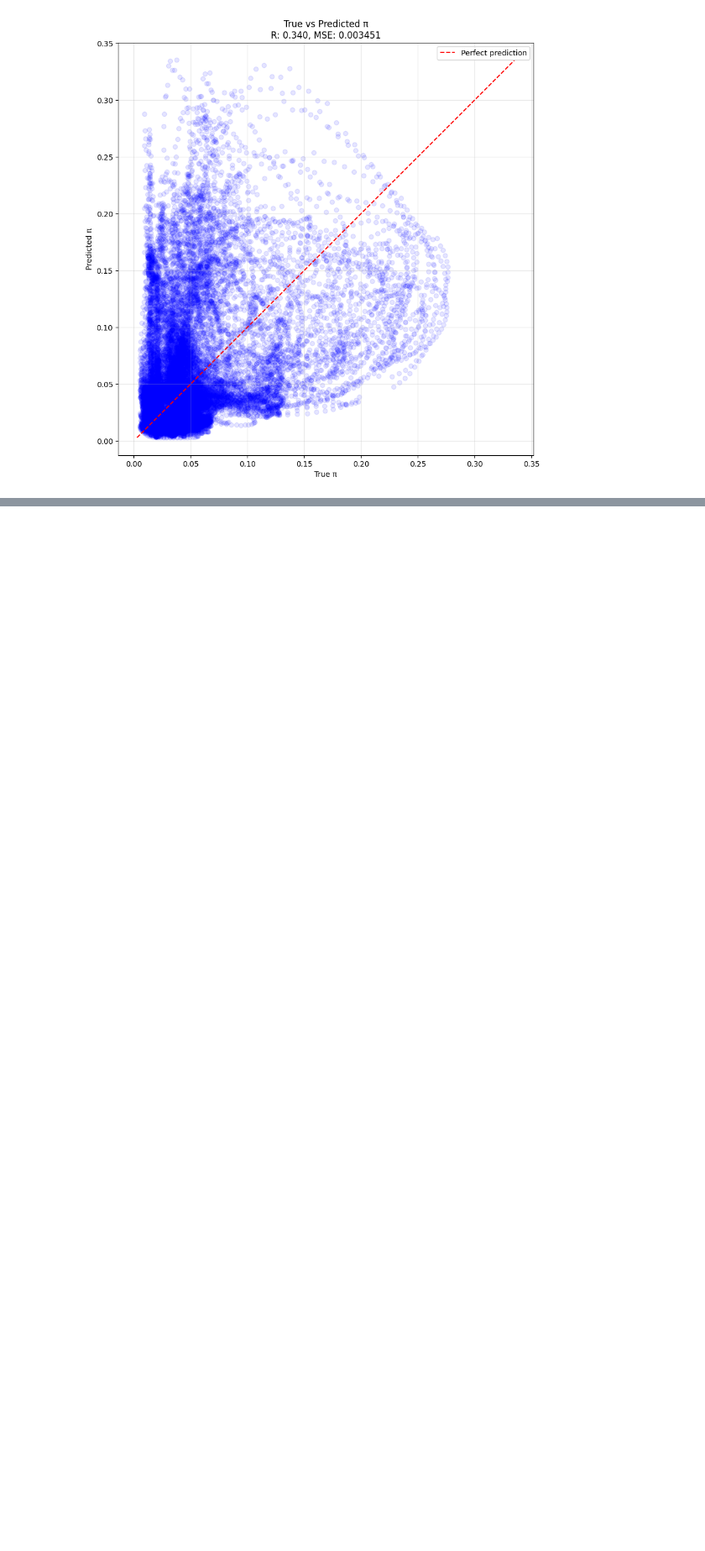
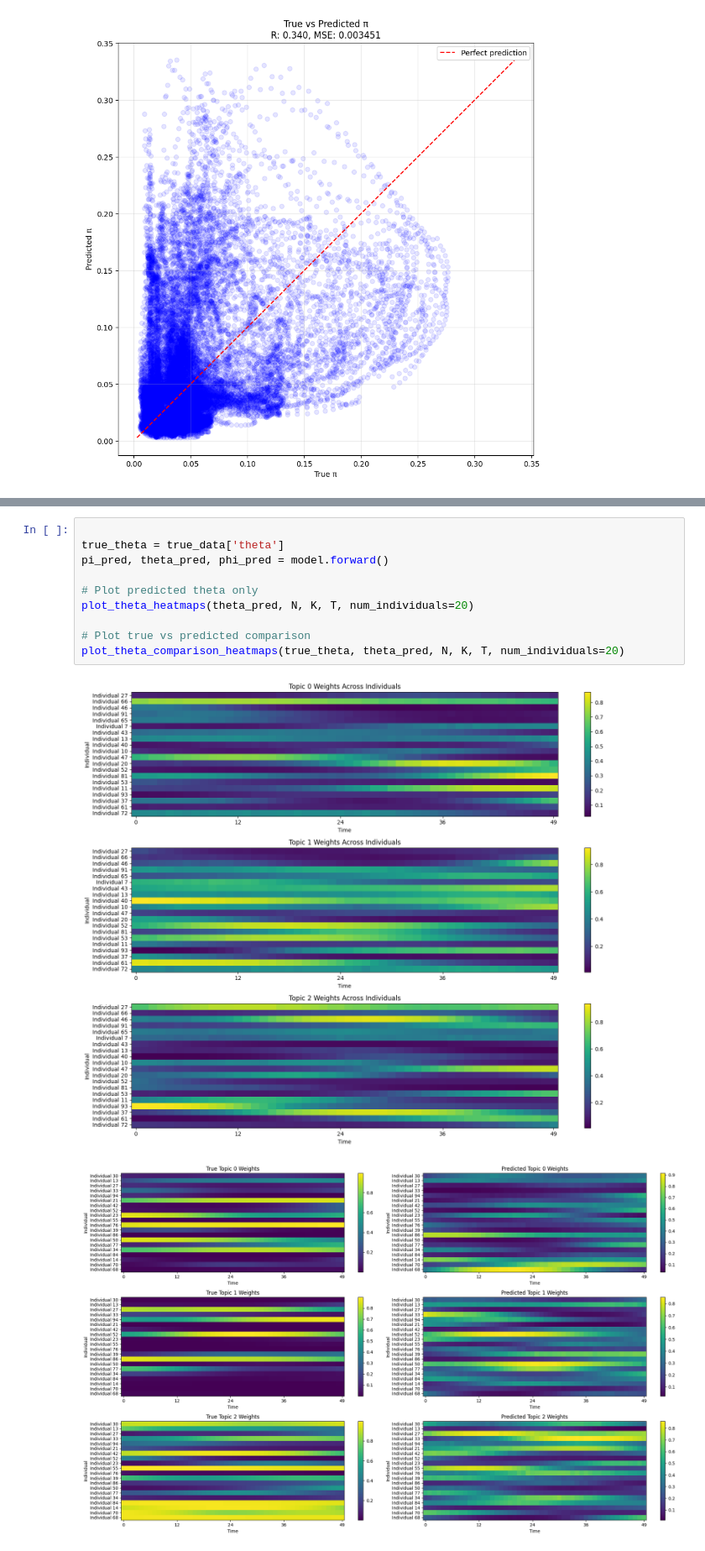
Before and after one commit to surbut/aladynoulli, a Jupyter notebook: pyScripts/gp_notebook_torch_works_play.ipynb, the cells around one changed output, grey strips where cells are left out. Shown at 84% size. Drawn from its saved outputs; the diff is of its cells as text; blank space fills up the shorter version.

```diff
--- a/pyScripts/gp_notebook_torch_works_play.ipynb
+++ b/pyScripts/gp_notebook_torch_works_play.ipynb
@@ -249,0 +395,13 @@ Mean condition number: 5973.47
+# %%
+
+true_theta = true_data['theta']
+pi_pred, theta_pred, phi_pred = model.forward()
+
+# Plot predicted theta only
+plot_theta_heatmaps(theta_pred, N, K, T, num_individuals=20)
+
+# Plot true vs predicted comparison
+plot_theta_comparison_heatmaps(true_theta, theta_pred, N, K, T, num_individuals=20)
+# %% [output]
+[figure, added]
+[figure, added]
```
Also changed, not shown: parts of 7 cells of this notebook, 2 other files.
